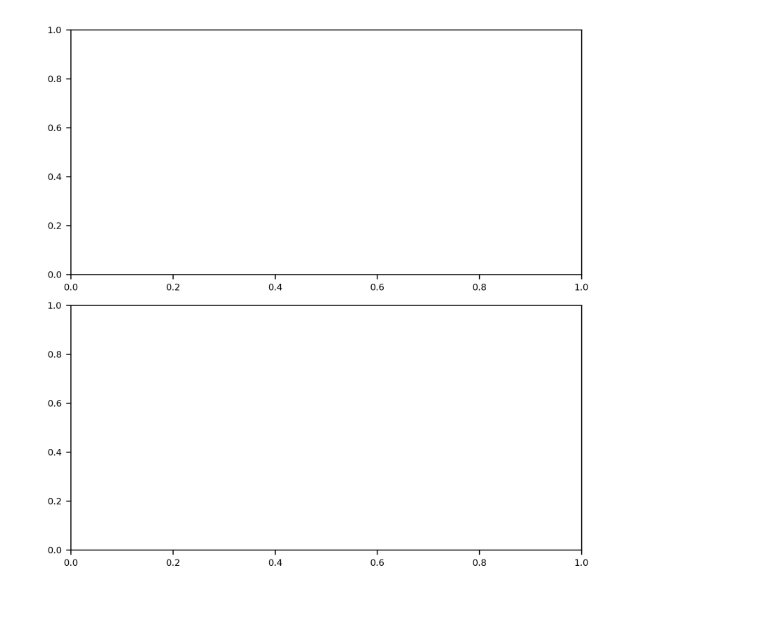
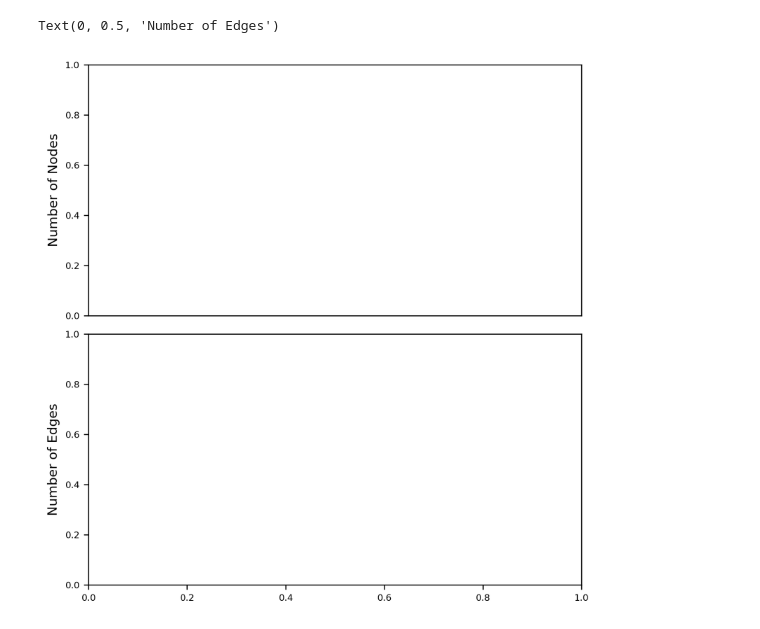
Before and after one commit to murillo-group/miniature_graphs, a Jupyter notebook: workflows/notebooks/analysis_reduction.py.ipynb, the cells around one changed output. Drawn from its saved outputs; the diff is of its cells as text; code cells hidden in the pictures.

Commit message:
Included parameters in notebook

```diff
--- a/workflows/notebooks/analysis_reduction.py.ipynb
+++ b/workflows/notebooks/analysis_reduction.py.ipynb
@@ -12,4 +5,13 @@ import pandas as pd
 # %%
+# start coding here
+import matplotlib.pyplot as plt
+import matplotlib
+import pandas as pd
+
+# Update matplotlib rc params
+for param, value in snakemake.params.rc.items():
+    matplotlib.rcParams[param] = value
+
 # Load dataframes
 df_names = ["parameters",
             "graph_metrics",
@@ -34,6 +36,11 @@ for name, file in zip(df_names, snakemake.input):
     else:
         dfs[name] = dfs[name].groupby(targets).describe(percentiles=[])
 # %%
-fig, subplots = plt.subplots(2,1,figsize=(6,6))
+fig, ax = plt.subplots(2,1,figsize=(6,6))
+
+ax[0].set_xticks([])
+ax[0].set_ylabel("Number of Nodes")
+ax[1].set_ylabel("Number of Edges")
 # %% [output]
+Text(0, 0.5, 'Number of Edges')
-[figure, old version]
+[figure, new version]
```
Also changed, not shown: parts of 2 cells of this notebook.
